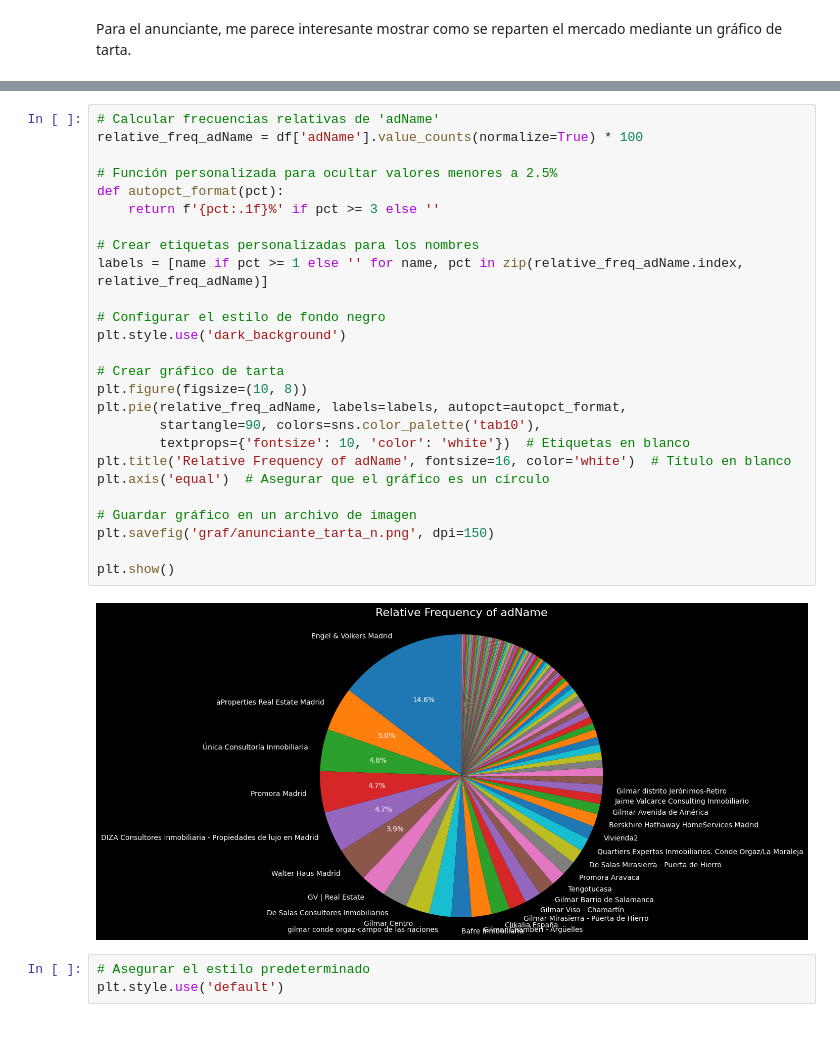
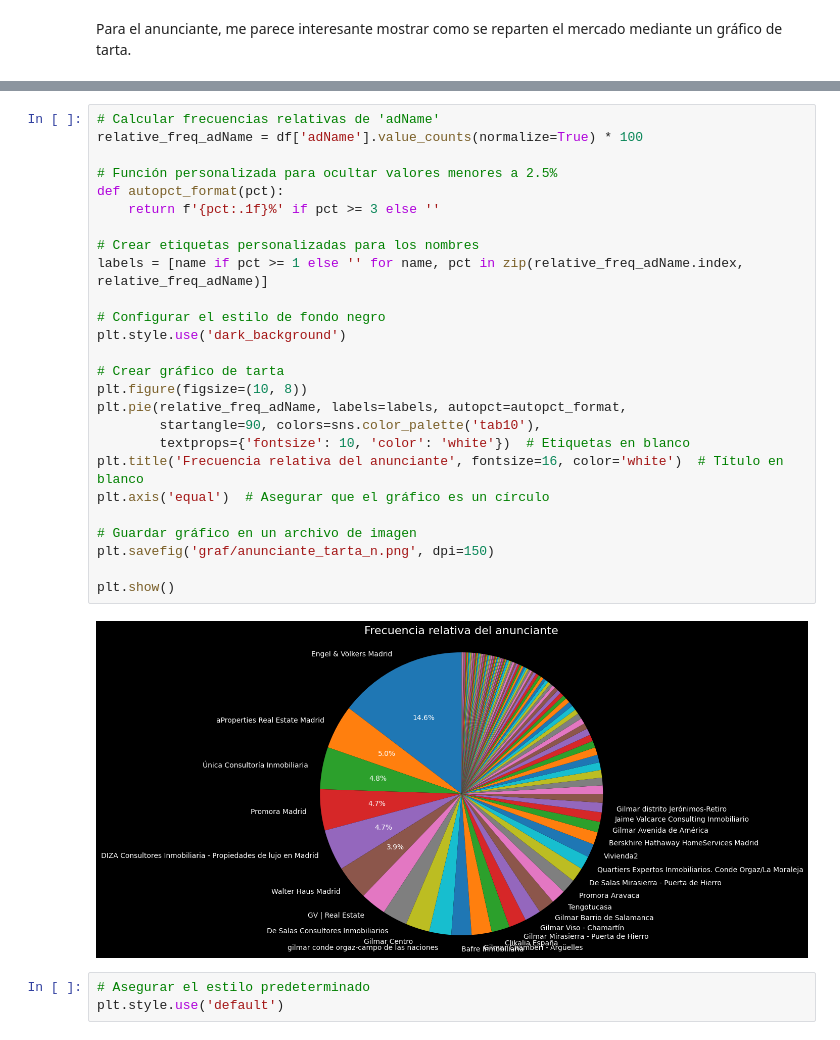
Before and after one commit to angelgvill/DS_Analisis_Datos, a Jupyter notebook: notebooks/02_Analisis_exploratorio.ipynb, the cells around one changed output, grey strips where cells are left out. Drawn from its saved outputs; the diff is of its cells as text.

```diff
--- a/notebooks/02_Analisis_exploratorio.ipynb
+++ b/notebooks/02_Analisis_exploratorio.ipynb
@@ -414,31 +414,31 @@ plt.show()
 # %%
 # Calcular frecuencias relativas de 'adName'
 relative_freq_adName = df['adName'].value_counts(normalize=True) * 100
 
 # Función personalizada para ocultar valores menores a 2.5%
 def autopct_format(pct):
     return f'{pct:.1f}%' if pct >= 3 else ''
 
 # Crear etiquetas personalizadas para los nombres
 labels = [name if pct >= 1 else '' for name, pct in zip(relative_freq_adName.index, relative_freq_adName)]
 
 # Configurar el estilo de fondo negro
 plt.style.use('dark_background')
 
 # Crear gráfico de tarta
 plt.figure(figsize=(10, 8))
 plt.pie(relative_freq_adName, labels=labels, autopct=autopct_format,
         startangle=90, colors=sns.color_palette('tab10'),
         textprops={'fontsize': 10, 'color': 'white'})  # Etiquetas en blanco
-plt.title('Relative Frequency of adName', fontsize=16, color='white')  # Título en blanco
+plt.title('Frecuencia relativa del anunciante', fontsize=16, color='white')  # Título en blanco
 plt.axis('equal')  # Asegurar que el gráfico es un círculo
 
 # Guardar gráfico en un archivo de imagen
 plt.savefig('graf/anunciante_tarta_n.png', dpi=150)
 
 plt.show()
 # %% [output]
-[figure, old version]
+[figure, new version]
 # %%
 # Asegurar el estilo predeterminado
 plt.style.use('default')
```
Also changed, not shown: parts of 1 cell of this notebook, 1 other file.
